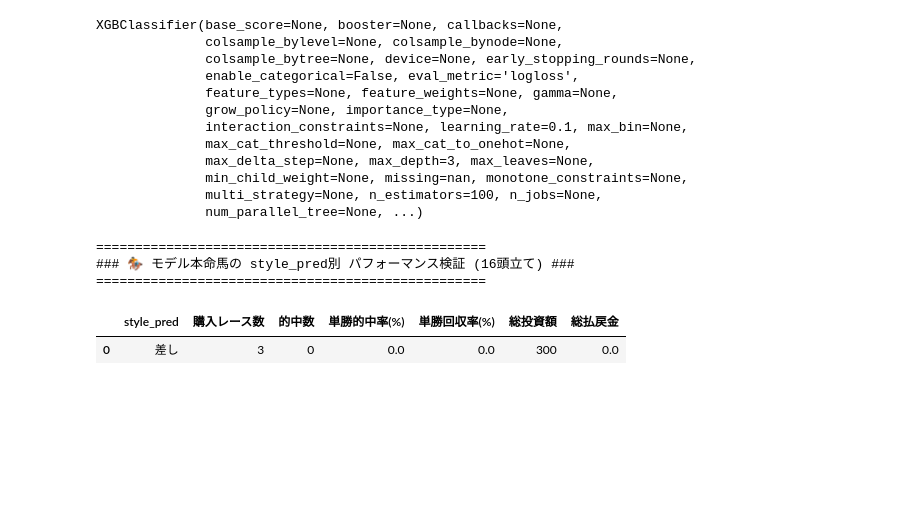
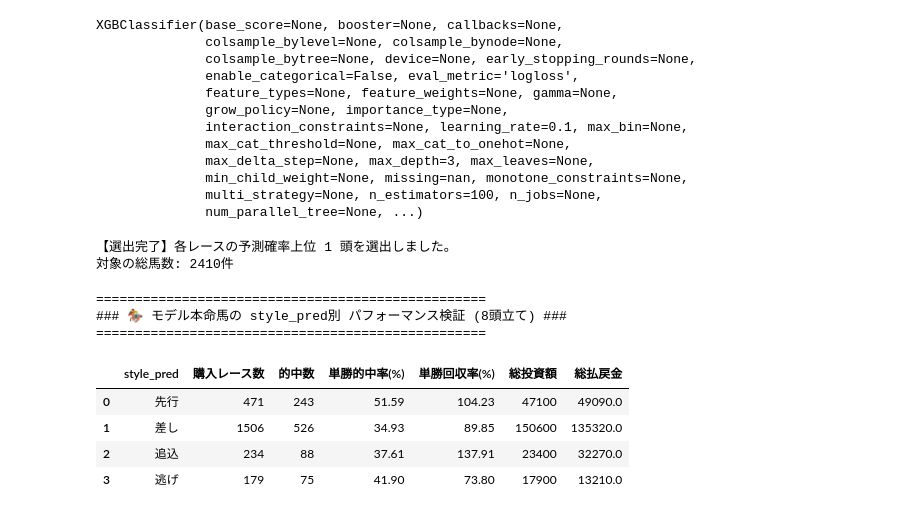
Before and after one commit to anniereon/keiba_ml, a Jupyter notebook: style_pred別の的中率と回収率.ipynb, the cells around one changed output. Drawn from its saved outputs; the diff is of its cells as text; code cells hidden in the pictures; blank space fills up the shorter version.

```diff
--- a/style_pred別の的中率と回収率.ipynb
+++ b/style_pred別の的中率と回収率.ipynb
@@ -13,12 +13,12 @@ df_raw = pd.read_csv("C:\\keiba\\analysis\\input\\dataset\\dataset.csv", encodin
 # =====================================================================
 # 2. 設定パラメーター
 # =====================================================================
-target_num_horses = 16  # ターゲットとする頭数
+target_num_horses = 8  # ターゲットとする頭数
 is_top3_col = "is_top3_col"  # 目的変数（3着以内フラグ: 1 or 0）
 rank_col = "rank"  # 着順カラム（1着の判定用、実際のcsvのカラム名に合わせてください）
 odds_col = "odds"  # オッズカラム（後ほどのシミュレーション用）
 
-# 使用する特徴量（説明変数）のリスト
+# 使用する特徴量（説明変数）のリ8
 features = [
     'time_index_pred_from_race_avg',
     'jockey_top3_rate_recent_100',
@@ -106,26 +127,40 @@ XGBClassifier(base_score=None, booster=None, callbacks=None,
               num_parallel_tree=None, ...)
 # %%
 # =====================================================================
-# 6. テストデータの予測と「モデル本命馬」の選出
+# 6. テストデータの予測と「モデル上位馬」の選出
 # =====================================================================
 X_test = df_test[features]
 # 3着以内（1）になる確率を予測
 df_test["pred_prob"] = model.predict_proba(X_test)[:, 1]
 
-# 各レースにおいて、最も「pred_prob」が高い馬に本命フラグ（is_model_top = 1）を立てる
-df_test["is_model_top"] = (
-    df_test.groupby("race_id")["pred_prob"].transform(max) == df_test["pred_prob"]
-).astype(int)
+# --- 【設定】各レースで予測確率の上位何番手までを抽出するか ---
+N = 1
 
-df_pred_finish_rank_1 = df_test[df_test["is_model_top"] == 1].sort_values("race_id").copy()
+# 各レース(race_id)内で「pred_prob」が高い順に順位（1, 2, 3...）をつける
+# ※同着（同じ確率）がある場合は、method="first" で強制的に一意の順位を割り振ります
+df_test["model_rank"] = (
+    df_test.groupby("race_id")["pred_prob"]
+    .rank(ascending=False, method="first")
+    .astype(int)
+)
+
+# 上位N着（N番手）までの馬にフラグを立てる
+df_test["is_model_top"] = (df_test["model_rank"] <= N).astype(int)
+
+# フラグが立った馬（上位N頭）を抽出してソート
+df_pred_finish_rank_topN = df_test[df_test["is_model_top"] == 1].sort_values(["race_id", "model_rank"]).copy()
+
+print(f"【選出完了】各レースの予測確率上位 {N} 頭を選出しました。")
+print(f"対象の総馬数: {len(df_pred_finish_rank_topN)}件")
+# %% [output]
+【選出完了】各レースの予測確率上位 1 頭を選出しました。
+対象の総馬数: 2410件
 # %%
 # =====================================================================
 # 7. style_pred（脚質）ごとの 的中率・回収率 の検証
 # =====================================================================
 
-# モデルが「本命（最も3着以内確率が高い）」と予測した馬（各レース1頭）だけに絞り込む
-# ※ 同一レース内で確率が完全に同着の馬がいた場合、複数頭選ばれるのを防ぐため最初の1頭に絞る
-df_buy = df_pred_finish_rank_1.drop_duplicates(subset=["race_id"]).copy()
+df_buy = df_pred_finish_rank_topN.copy()
 
 # 【的中判定】今回は「単勝（1着）」の的中率・回収率を計算してみます
 # ※ finish_rank（実際の着順）が 1 の場合に的中（True）
@@ -150,35 +185,38 @@ summary = (
 
 # 的中率（%）と 回収率（%）を計算
 summary["単勝的中率(%)"] = (summary["的中数"] / summary["購入レース数"] * 100).round(2)
 summary["単勝回収率(%)"] = (summary["総払戻金"] / summary["総投資額"] * 100).round(2)
 
 # 列の並び替え
 summary = summary[
     [
         "style_pred",
         "購入レース数",
         "的中数",
         "単勝的中率(%)",
         "単勝回収率(%)",
         "総投資額",
         "総払戻金",
     ]
 ]
 
 # 結果の表示
 print("\n" + "=" * 50)
 print(
     f"### 🏇 モデル本命馬の style_pred別 パフォーマンス検証 ({target_num_horses}頭立て) ###"
 )
 print("=" * 50)
 with pd.option_context("display.max_rows", None, "display.max_columns", None):
     display(summary)
 # %% [output]
 ==================================================
-### 🏇 モデル本命馬の style_pred別 パフォーマンス検証 (16頭立て) ###
+### 🏇 モデル本命馬の style_pred別 パフォーマンス検証 (8頭立て) ###
 ==================================================
 |  | style_pred | 購入レース数 | 的中数 | 単勝的中率(%) | 単勝回収率(%) | 総投資額 | 総払戻金 |
-| 0 | 差し | 3 | 0 | 0.0 | 0.0 | 300 | 0.0 |
+| 0 | 先行 | 471 | 243 | 51.59 | 104.23 | 47100 | 49090.0 |
+| 1 | 差し | 1506 | 526 | 34.93 | 89.85 | 150600 | 135320.0 |
+| 2 | 追込 | 234 | 88 | 37.61 | 137.91 | 23400 | 32270.0 |
+| 3 | 逃げ | 179 | 75 | 41.90 | 73.80 | 17900 | 13210.0 |
 # %%
 # =====================================================================
 # 8. 各 style_pred（脚質）× 人気（popularity）別の詳細検証
```
Also changed, not shown: parts of 4 cells of this notebook.
